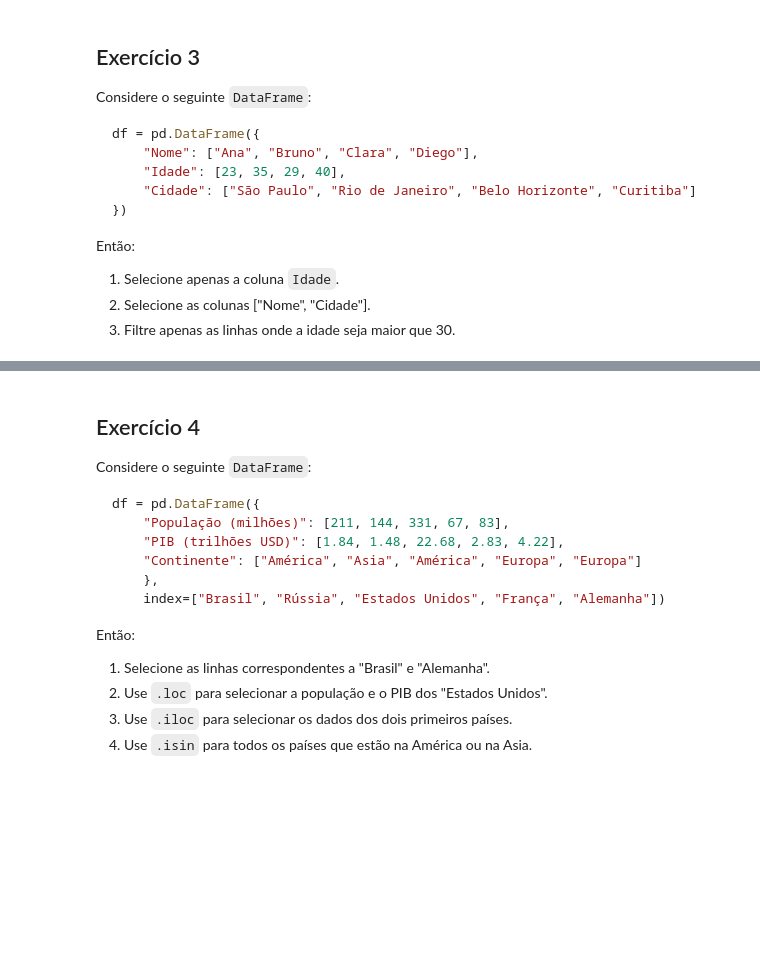
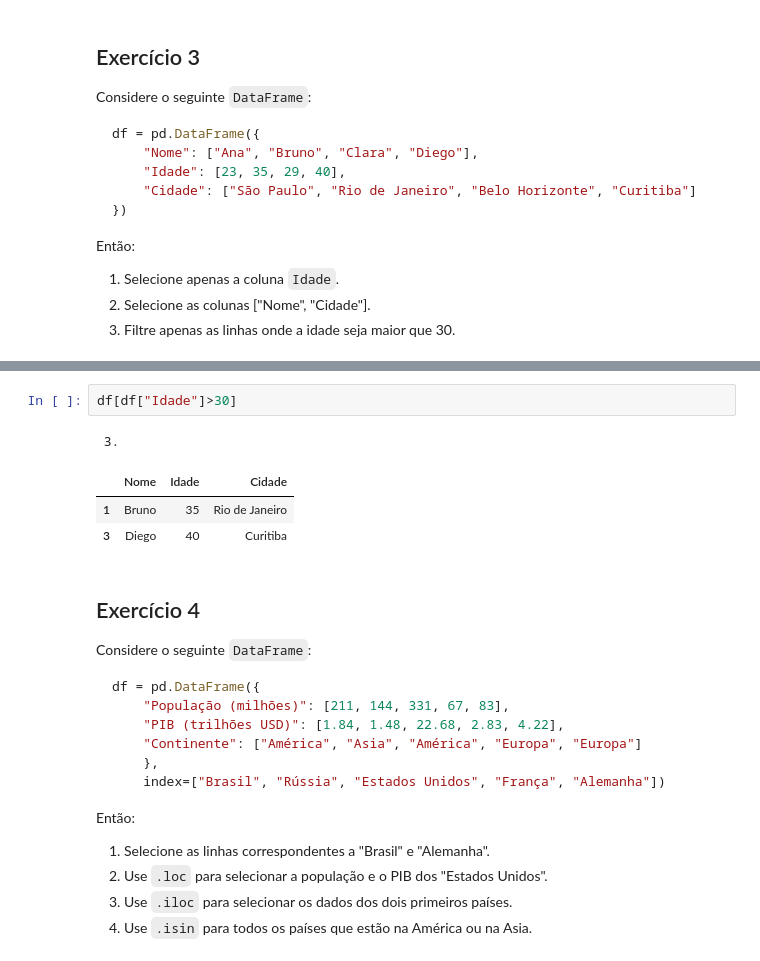
Before and after one commit to py140166149/CEE2, a Jupyter notebook: aulas.ipynb, the cells around one changed output, grey strips where cells are left out. Cells and saved outputs as stored; diff of their text form; blank space fills up the shorter version.

```diff
--- a/aulas.ipynb
+++ b/aulas.ipynb
@@ -2985,3 +3039,10 @@ Então:
+# %%
+df[df["Idade"]>30]
+# %% [output]
+ 3.
+|  | Nome | Idade | Cidade |
+| 1 | Bruno | 35 | Rio de Janeiro |
+| 3 | Diego | 40 | Curitiba |
 # %% [markdown]
 ## Exercício 4
 
```
Also changed, not shown: parts of 21 cells of this notebook.
